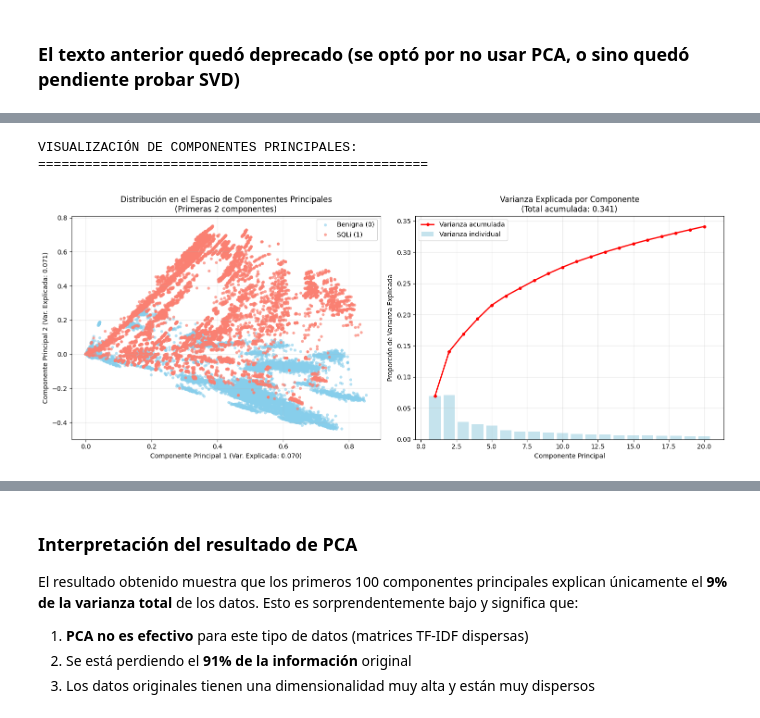
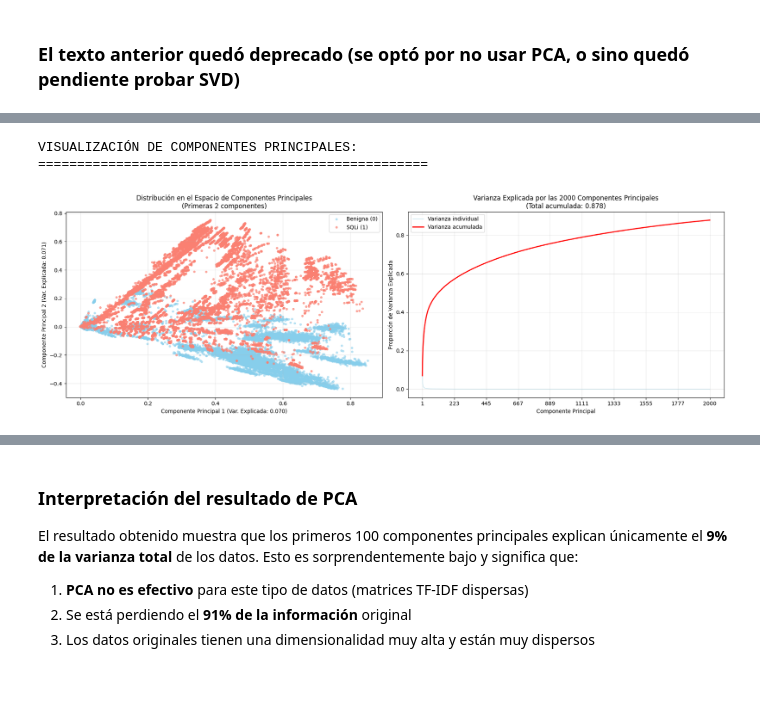
Before and after one commit to Guanart/TP-Final-BDM, a Jupyter notebook: notebooks/notebook-benito-tfidf.ipynb, the cells around one changed output, grey strips where cells are left out. Saved outputs shown, nothing was run; the diff lists cells and outputs as text; code cells hidden in the pictures; blank space fills up the shorter version.

```diff
--- a/notebooks/notebook-benito-tfidf.ipynb
+++ b/notebooks/notebook-benito-tfidf.ipynb
@@ -402,5 +408,5 @@ Aplicando PCA con TruncatedSVD (optimizado para matrices sparse)...
 # %%
-# Visualización de componentes principales 1 y 2 del SVD
+# Visualización de componentes principales del SVD
 if APPLY_PCA:
     import matplotlib.pyplot as plt
     import numpy as np
@@ -408,8 +414,8 @@ if APPLY_PCA:
     print("VISUALIZACIÓN DE COMPONENTES PRINCIPALES:")
     print("=" * 50)
 
-    # Crear visualización de las primeras dos componentes
-    fig, axes = plt.subplots(1, 2, figsize=(15, 6))
+    # Crear visualización de las primeras dos componentes y varianza
+    fig, axes = plt.subplots(1, 2, figsize=(18, 6))
 
     # Preparar datos para visualización
     y_labels = y_original.values
@@ -426,52 +432,69 @@ if APPLY_PCA:
     ax1.scatter(component1[mask_benign], component2[mask_benign],
                c='skyblue', alpha=0.6, s=20, label='Benigna (0)', edgecolors='none')
     ax1.scatter(component1[mask_sqli], component2[mask_sqli],
                c='salmon', alpha=0.7, s=20, label='SQLi (1)', edgecolors='none')
 
     ax1.set_xlabel(f'Componente Principal 1 (Var. Explicada: {svd.explained_variance_ratio_[0]:.3f})')
     ax1.set_ylabel(f'Componente Principal 2 (Var. Explicada: {svd.explained_variance_ratio_[1]:.3f})')
     ax1.set_title('Distribución en el Espacio de Componentes Principales\n(Primeras 2 componentes)')
     ax1.legend()
     ax1.grid(True, alpha=0.3)
 
-    # Gráfico 2: Varianza explicada por las primeras 20 componentes
+    # Gráfico 2: Varianza explicada por TODAS las componentes
     ax2 = axes[1]
 
-    n_components_to_show = min(20, len(svd.explained_variance_ratio_))
-    components_range = range(1, n_components_to_show + 1)
-    variance_ratios = svd.explained_variance_ratio_[:n_components_to_show]
+    total_components = len(svd.explained_variance_ratio_)
+    components_range = np.arange(1, total_components + 1)
+    variance_ratios = svd.explained_variance_ratio_
     cumulative_variance = np.cumsum(variance_ratios)
 
-    ax2.bar(components_range, variance_ratios, alpha=0.7, color='lightblue',
-            label='Varianza individual')
-    ax2.plot(components_range, cumulative_variance, 'ro-', color='red',
-             label='Varianza acumulada', linewidth=2, markersize=4)
+    # Ajustar visualización según número de componentes
+    if total_components <= 50:
+        # Para pocos componentes, mostrar barras individuales
+        ax2.bar(components_range, variance_ratios, alpha=0.7, color='lightblue',
+                label='Varianza individual')
+        ax2.plot(components_range, cumulative_variance, 'ro-', color='red',
+                 label='Varianza acumulada', linewidth=2, markersize=3)
+    else:
+        # Para muchos componentes, solo mostrar líneas
+        ax2.plot(components_range, variance_ratios, alpha=0.7, color='lightblue',
+                linewidth=1, label='Varianza individual')
+        ax2.plot(components_range, cumulative_variance, color='red',
+                linewidth=2, label='Varianza acumulada')
 
     ax2.set_xlabel('Componente Principal')
     ax2.set_ylabel('Proporción de Varianza Explicada')
-    ax2.set_title(f'Varianza Explicada por Componente\n(Total acumulada: {cumulative_variance[-1]:.3f})')
+    ax2.set_title(f'Varianza Explicada por las {total_components} Componentes Principales\n(Total acumulada: {cumulative_variance[-1]:.3f})')
     ax2.legend()
     ax2.grid(True, alpha=0.3)
+
+    # Ajustar el eje X para mejor visualización
+    if total_components > 100:
+        # Mostrar solo algunos ticks en el eje X para evitar aglomeración
+        tick_positions = np.linspace(1, total_components, min(10, total_components))
+        ax2.set_xticks(tick_positions)
+        ax2.set_xticklabels([f'{int(x)}' for x in tick_positions])
 
     plt.tight_layout()
     plt.show()
 
-    # Estadísticas de separabilidad
-    print(f"\nESTADÍSTICAS DE SEPARABILIDAD:")
-    print(f"Componente 1 - Benignas: μ={component1[mask_benign].mean():.3f}, σ={component1[mask_benign].std():.3f}")
-    print(f"Componente 1 - SQLi: μ={component1[mask_sqli].mean():.3f}, σ={component1[mask_sqli].std():.3f}")
-    print(f"Componente 2 - Benignas: μ={component2[mask_benign].mean():.3f}, σ={component2[mask_benign].std():.3f}")
-    print(f"Componente 2 - SQLi: μ={component2[mask_sqli].mean():.3f}, σ={component2[mask_sqli].std():.3f}")
+    # Mostrar información adicional
+    print(f"\nINFORMACIÓN DE COMPONENTES:")
+    print(f"Total de componentes: {total_components}")
+    print(f"Varianza explicada por componente 1: {svd.explained_variance_ratio_[0]:.4f}")
+    print(f"Varianza explicada por componente 2: {svd.explained_variance_ratio_[1]:.4f}")
+    print(f"Varianza total acumulada: {cumulative_variance[-1]:.4f}")
 
-    # Análisis de solapamiento
-    overlap_comp1 = len(set(range(len(component1[mask_benign]))) & set(range(len(component1[mask_sqli])))) / len(component1)
-    print(f"\nANÁLISIS:")
-    print(f"- Las primeras 2 componentes explican el {(svd.explained_variance_ratio_[0] + svd.explained_variance_ratio_[1]):.1%} de la varianza")
-    print(f"- Total de {PCA_COMPONENTS} componentes explican el {svd.explained_variance_ratio_.sum():.1%} de la varianza")
-    print(f"- {'Separación clara visible' if abs(component1[mask_benign].mean() - component1[mask_sqli].mean()) > 0.5 else 'Clases solapadas'} en componente 1")
+    # Mostrar puntos de referencia útiles
+    percentiles = [0.5, 0.7, 0.8, 0.9, 0.95, 0.99]
+    for p in percentiles:
+        if cumulative_variance[-1] >= p:
+            components_needed = np.where(cumulative_variance >= p)[0][0] + 1
+            print(f"Componentes necesarias para {p*100:.0f}% de varianza: {components_needed}")
+
 else:
     print("PCA desactivado - saltando visualización de componentes")
 # %% [output]
 VISUALIZACIÓN DE COMPONENTES PRINCIPALES:
 ==================================================
-[figure, old version]
+[figure, new version]
```
Also changed, not shown: parts of 5 cells of this notebook.
